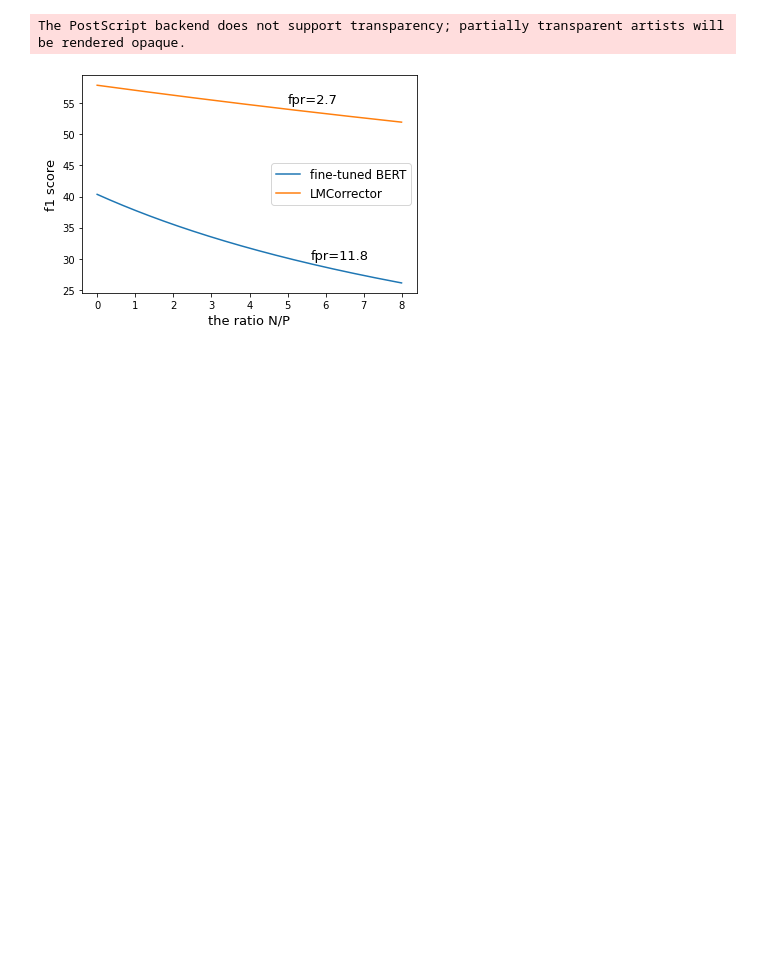
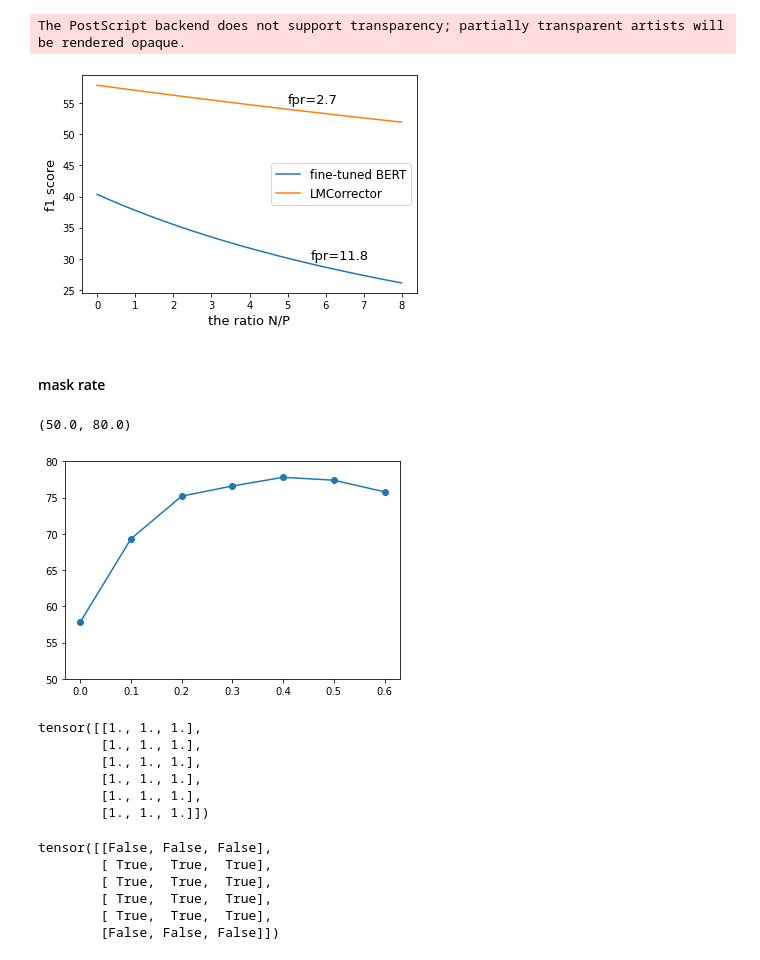
Before and after one commit to Claude-Liu/ReLM, a Jupyter notebook: error_pattern_sep.ipynb, the cells around one changed output. Drawn from its saved outputs; the diff is of its cells as text; code cells hidden in the pictures; blank space fills up the shorter version.

Commit message:
dynamic mask

```diff
--- a/error_pattern_sep.ipynb
+++ b/error_pattern_sep.ipynb
@@ -338,3 +338,14 @@ plt.savefig("f1.eps",dpi=300,format='eps')
 # %% [output]
 The PostScript backend does not support transparency; partially transparent artists will be rendered opaque.
 [figure]
+# %% [markdown]
+#### mask rate
+# %%
+mask_rates = np.array([0,0.1,0.2,0.3,0.4,0.5,0.6])
+f1_mask_rates = np.array([57.8, 69.3, 75.2, 76.6,77.8, 77.4, 75.8])
+plt.plot(mask_rates, f1_mask_rates)
+plt.scatter(mask_rates,f1_mask_rates,marker='o')
+plt.ylim((50,80))
+# %% [output]
+(50.0, 80.0)
+[figure, added]
@@ -340,0 +357,10 @@ The PostScript backend does not support transparency; partially transparent arti
+# %%
+csc_task_matrix=torch.ones(shape)
+csc_task_matrix
+# %% [output]
+tensor([[1., 1., 1.],
+        [1., 1., 1.],
+        [1., 1., 1.],
+        [1., 1., 1.],
+        [1., 1., 1.],
+        [1., 1., 1.]])
@@ -340,0 +370,9 @@ The PostScript backend does not support transparency; partially transparent arti
+# %%
+task_ids_!=csc_task_matrix
+# %% [output]
+tensor([[False, False, False],
+        [ True,  True,  True],
+        [ True,  True,  True],
+        [ True,  True,  True],
+        [ True,  True,  True],
+        [False, False, False]])
```
Also changed, not shown: parts of 3 cells of this notebook, 3 other files.
